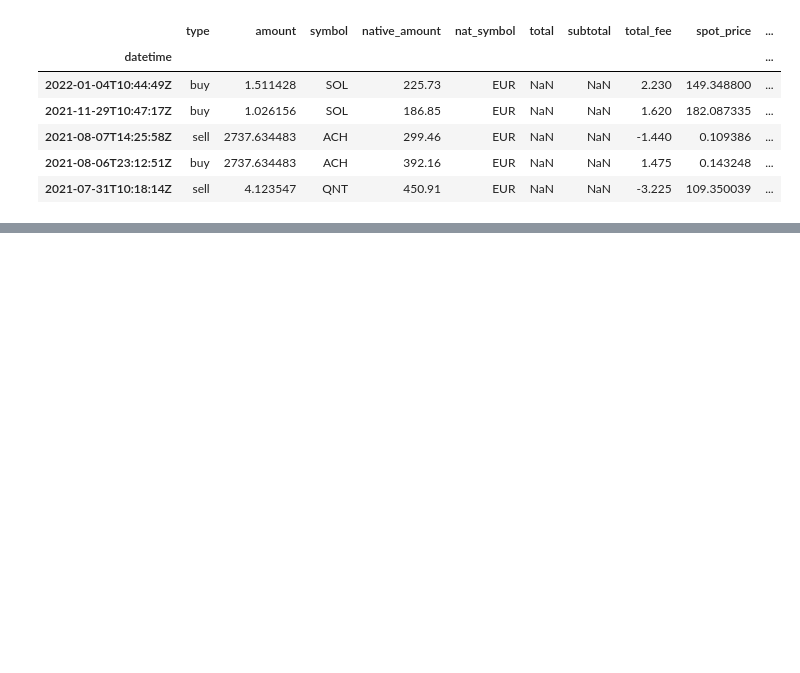
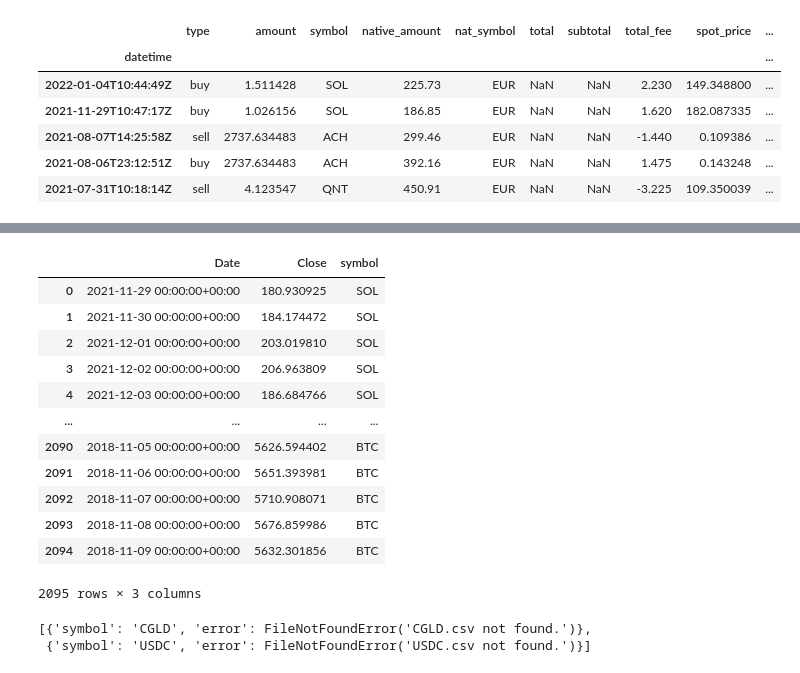
Before and after one commit to giocaizzi/surfingcrypto, a Jupyter notebook: notebooks/portfolio.ipynb, the cells around one changed output, grey strips where cells are left out. Cells and saved outputs as stored; diff of their text form; code cells hidden in the pictures; blank space fills up the shorter version.

```diff
--- a/notebooks/portfolio.ipynb
+++ b/notebooks/portfolio.ipynb
@@ -29,0 +48,22 @@ p.std_df.head()
+# %%
+closedata=t.load_data()
+closedata
+# %% [output]
+|  | Date | Close | symbol |
+| 0 | 2021-11-29 00:00:00+00:00 | 180.930925 | SOL |
+| 1 | 2021-11-30 00:00:00+00:00 | 184.174472 | SOL |
+| 2 | 2021-12-01 00:00:00+00:00 | 203.019810 | SOL |
+| 3 | 2021-12-02 00:00:00+00:00 | 206.963809 | SOL |
+| 4 | 2021-12-03 00:00:00+00:00 | 186.684766 | SOL |
+| ... | ... | ... | ... |
+| 2090 | 2018-11-05 00:00:00+00:00 | 5626.594402 | BTC |
+| 2091 | 2018-11-06 00:00:00+00:00 | 5651.393981 | BTC |
+| 2092 | 2018-11-07 00:00:00+00:00 | 5710.908071 | BTC |
+| 2093 | 2018-11-08 00:00:00+00:00 | 5676.859986 | BTC |
+| 2094 | 2018-11-09 00:00:00+00:00 | 5632.301856 | BTC |
+2095 rows × 3 columns
+# %%
+t.error_log
+# %% [output]
+[{'symbol': 'CGLD', 'error': FileNotFoundError('CGLD.csv not found.')},
+ {'symbol': 'USDC', 'error': FileNotFoundError('USDC.csv not found.')}]
```
Also changed, not shown: parts of 12 cells of this notebook, 6 other files.
